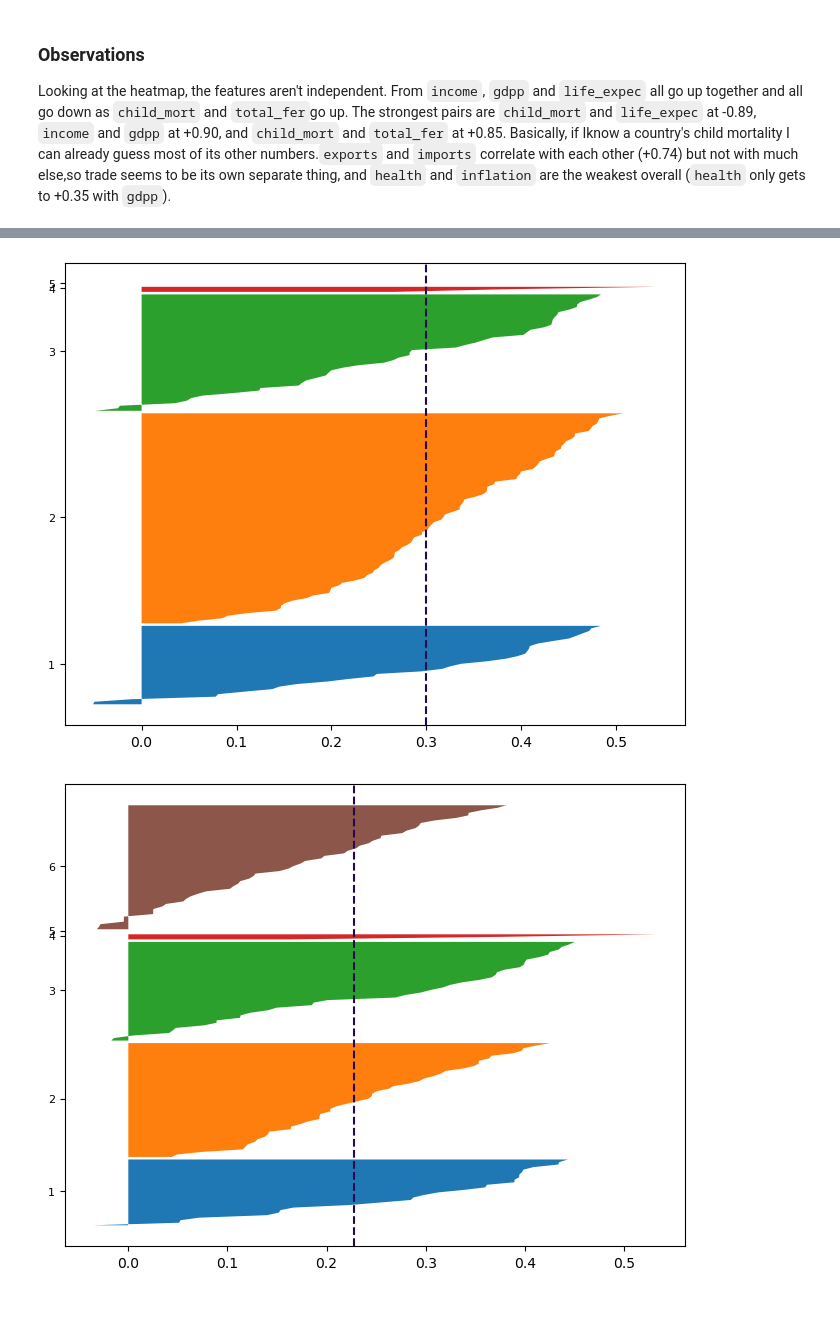
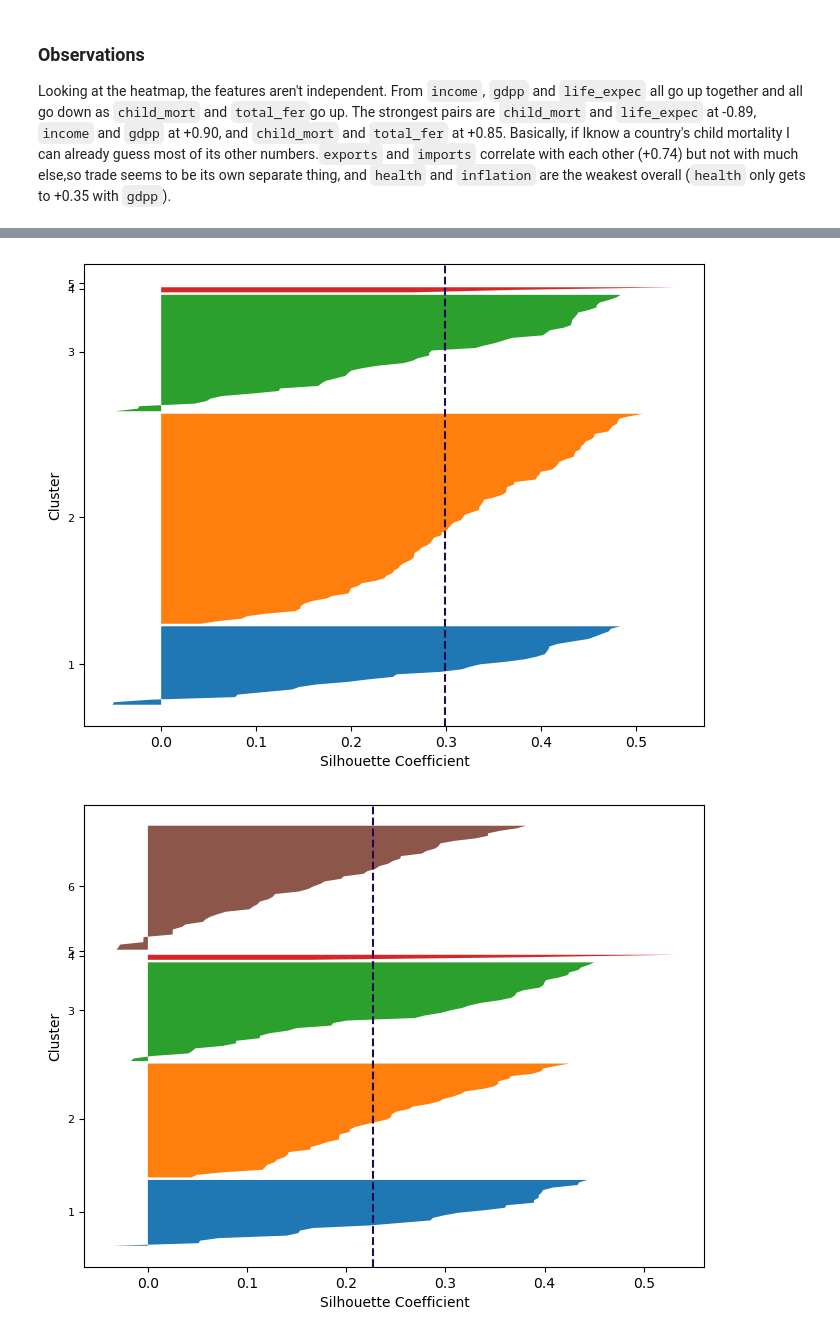
Before and after one commit to LudicrusTwrtle/Unsupervised_ML_Coursework, a Jupyter notebook: Assignment 1/assignment_1.ipynb, the cells around one changed output, grey strips where cells are left out. Drawn from its saved outputs; the diff is of its cells as text; code cells hidden in the pictures; blank space fills up the shorter version.

Commit message:
Add X and Y labels to Silhouette Plots

```diff
--- a/Assignment 1/assignment_1.ipynb
+++ b/Assignment 1/assignment_1.ipynb
@@ -158,6 +158,8 @@ def get_kmeans(x_var, y_var=None, k_range=2, lamda=0.0001, epoch=500):
             axis.set_yticks(tick_loc)
             axis.set_yticklabels(np.arange(1,n+2), fontsize=8)
             axis.axvline(silhouette_avg[-1],c=(36/255.0, 9/255.0, 82/255.0),linestyle="--")
+            axis.set_ylabel("Cluster")
+            axis.set_xlabel("Silhouette Coefficient")
             plt.show()
 
     # Create metrics dictionary
@@ -187,2 +189,2 @@ kmeans_metrics = get_kmeans(country_features,k_range=(2,10))
-[figure, old version]
+[figure, new version]
-[figure, old version]
+[figure, new version]
```
Also changed, not shown: parts of 1 cell of this notebook.
